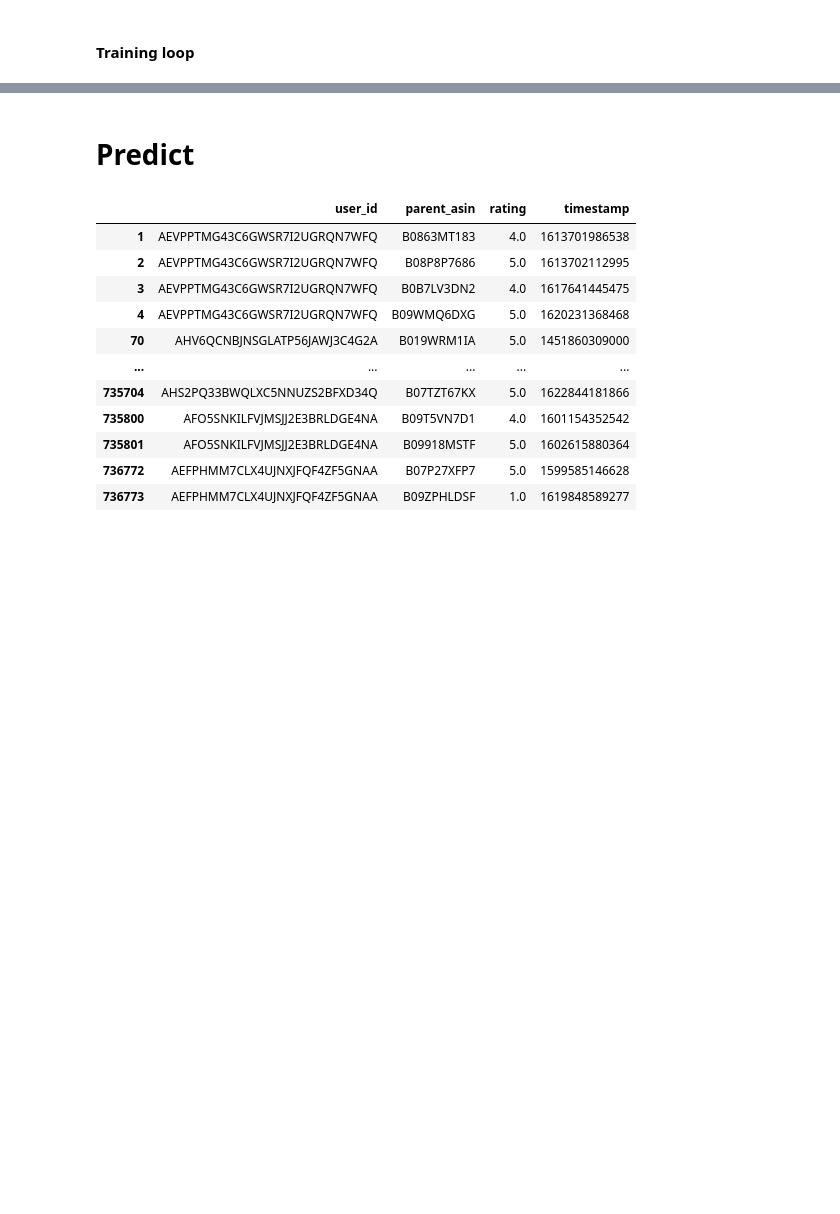
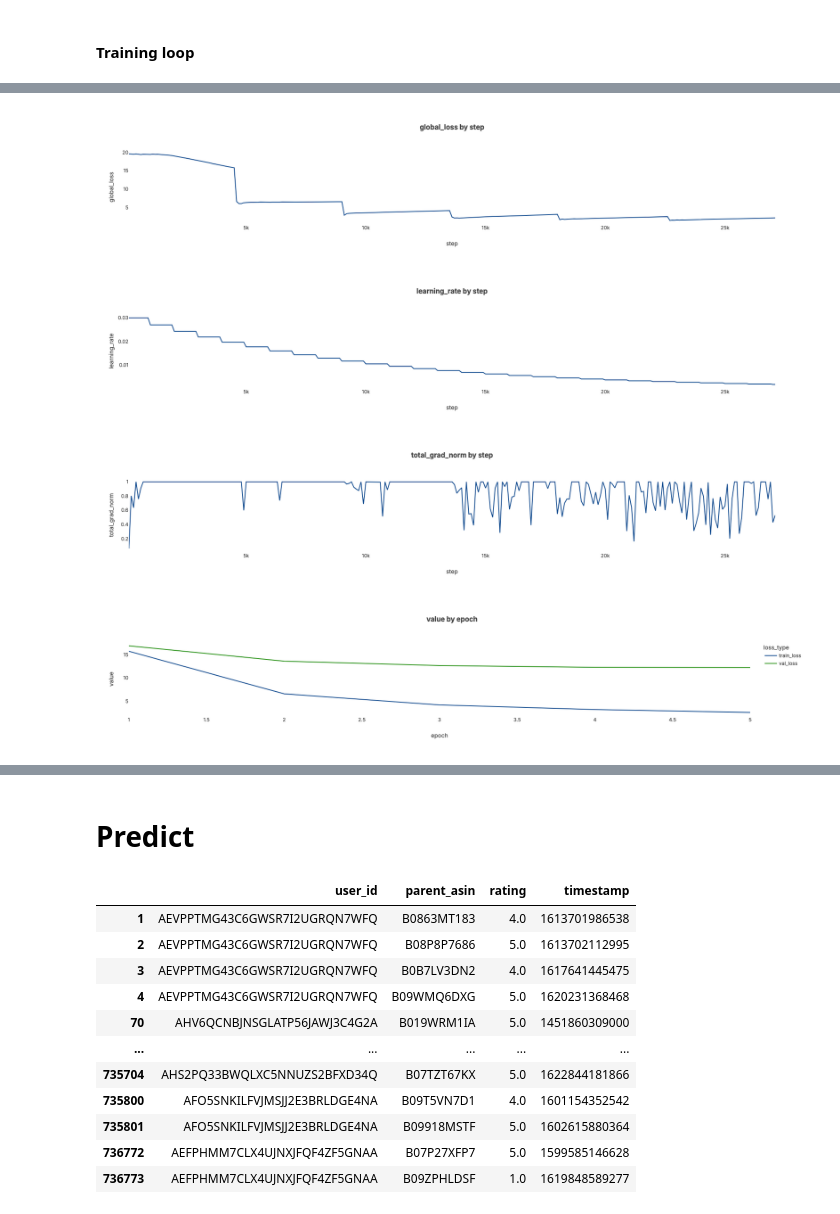
Before and after one commit to dvquy13/reco-algo, a Jupyter notebook: notebooks/lightgcn.ipynb, the cells around one changed output, grey strips where cells are left out. Cells and saved outputs as stored; diff of their text form; code cells hidden in the pictures; blank space fills up the shorter version.

Commit message:
Update training visualization

```diff
--- a/notebooks/lightgcn.ipynb
+++ b/notebooks/lightgcn.ipynb
@@ -318,0 +325,5 @@ train(model, dataloader, val_dataloader, epochs=n_epochs, patience=2, print_step
+# %%
+step_metrics = [p for p in metric_log_cb.payloads if 'step' in p]
+epoch_metrics = [p for p in metric_log_cb.payloads if 'epoch' in p]
+step_metrics_df = pd.DataFrame(step_metrics)
+step_metrics_df
@@ -318,0 +344,4 @@ train(model, dataloader, val_dataloader, epochs=n_epochs, patience=2, print_step
+# %%
+epoch_metrics_df = pd.DataFrame(epoch_metrics)
+epoch_metrics_df = epoch_metrics_df.pipe(lambda df: pd.melt(df, id_vars=["epoch"], var_name="loss_type", value_name="value"))
+epoch_metrics_df
@@ -318,0 +360,29 @@ train(model, dataloader, val_dataloader, epochs=n_epochs, patience=2, print_step
+# %%
+def plot_metric(df, index='step', col: str = None, color=None):
+    # Create the plot
+    cols = [index, col]
+    if color:
+        cols.append(color)
+    fig = px.line(
+        df[cols].dropna(),
+        x=index,
+        y=col,
+        color=color,
+        labels={'x': index, 'y': col},
+        title=f'{col} by {index}',
+    )
+
+    if color:
+        fig.update_layout(showlegend=True)
+
+    fig.show()
+
+plot_metric(step_metrics_df, col='global_loss')
+plot_metric(step_metrics_df, col='learning_rate')
+plot_metric(step_metrics_df, col='total_grad_norm')
+plot_metric(epoch_metrics_df, index='epoch', col='value', color='loss_type')
+# %% [output]
+[figure, added]
+[figure, added]
+[figure, added]
+[figure, added]
```
Also changed, not shown: parts of 13 cells of this notebook, 5 other files.
